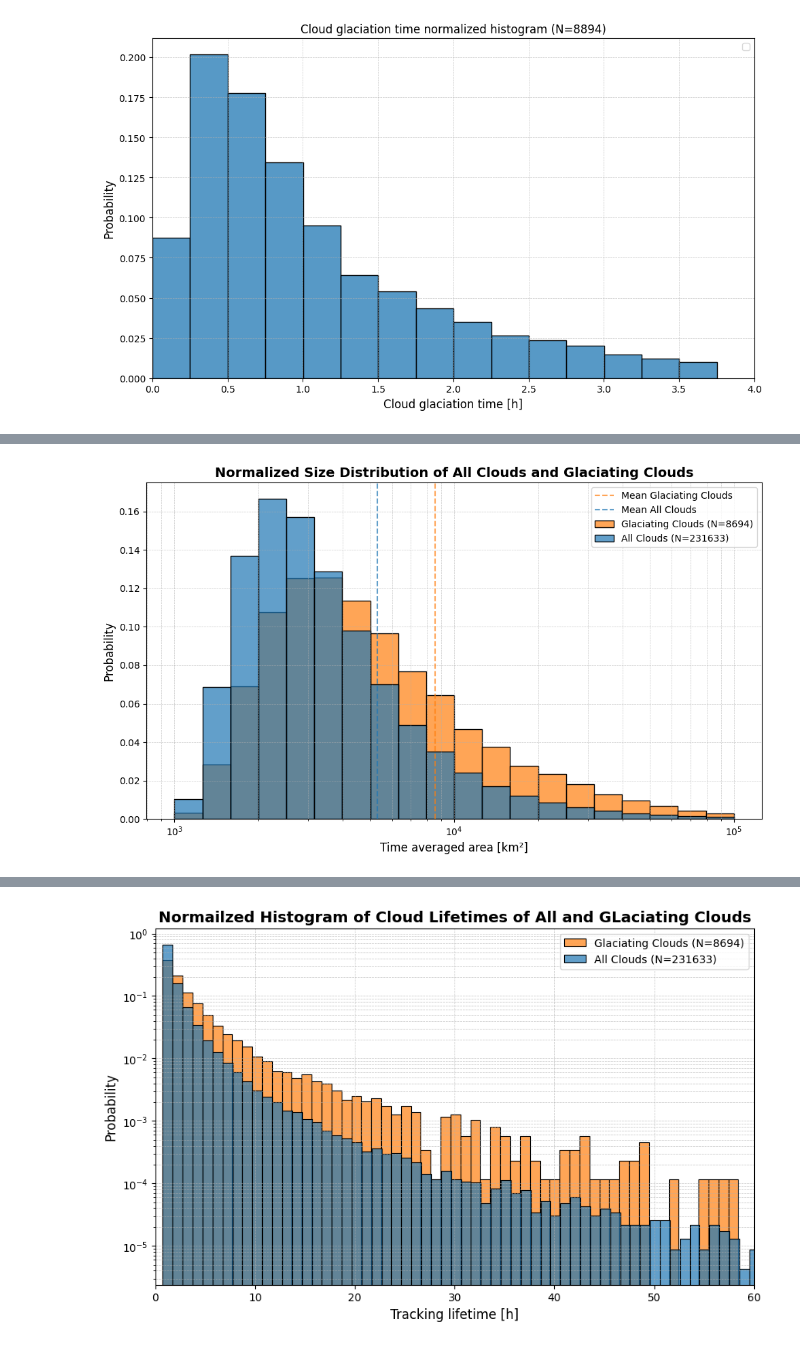
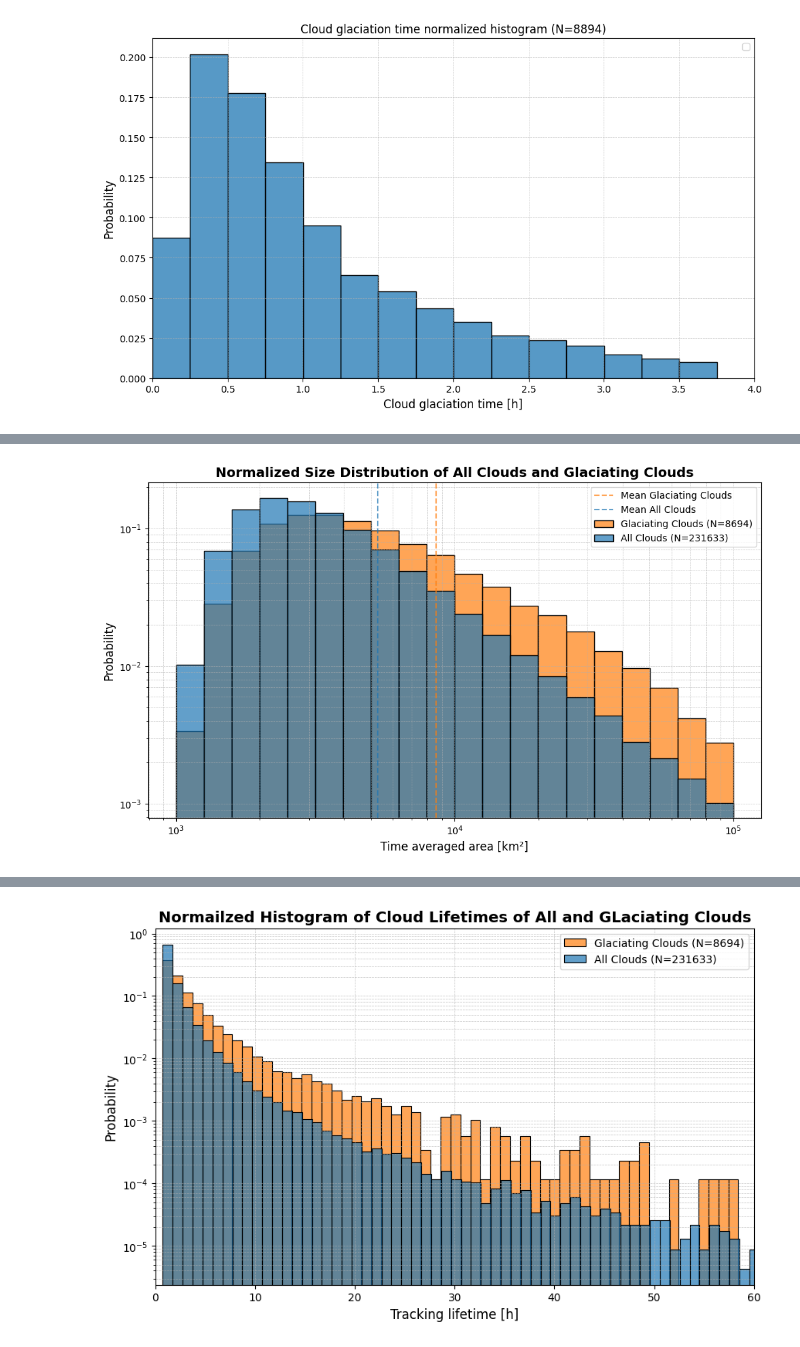
Before and after one commit to DragomirNikolov/Glaciation_time_estimatior, a Jupyter notebook: Result_analysis/Glaciation_statistics.ipynb, the cells around one changed output, grey strips where cells are left out. Saved outputs shown, nothing was run; the diff lists cells and outputs as text; code cells hidden in the pictures.

```diff
--- a/Result_analysis/Glaciation_statistics.ipynb
+++ b/Result_analysis/Glaciation_statistics.ipynb
@@ -22,0 +21,3 @@ folder_name = f"{config['start_time'].strftime(config['time_folder_format'])}_{c
+# %%
+global global_rmse
+global_rmse = config["Global_sqrt_mse"]
@@ -22,0 +240,2 @@ folder_name = f"{config['start_time'].strftime(config['time_folder_format'])}_{c
+# %%
+combined_cloud_df = get_combined_cloud_df(config)
@@ -22,0 +249,3 @@ folder_name = f"{config['start_time'].strftime(config['time_folder_format'])}_{c
+# %%
+#combined_cloud_df = get_combined_cloud_df(config)
+result_df = extract_glaciation_events(combined_cloud_df)
@@ -22,0 +256,2 @@ folder_name = f"{config['start_time'].strftime(config['time_folder_format'])}_{c
+# %%
+glaciations_df = gen_glac_df(result_df, combined_cloud_df)
@@ -337,8 +351,8 @@ No artists with labels found to put in legend.  Note that artists whose label st
 # %%
-glaciating_clouds = glaciations_df.drop_duplicates(subset="Cloud_ID",keep="first")
-# Assuming `glaciating_clouds` and `combined_df` are preloaded DataFrames
+
+# Assuming `glaciating_clouds` and `combined_cloud_df` are preloaded DataFrames
 mean_glaciating = glaciating_clouds['avg_size[km]'].mean()
-mean_combined = combined_df['avg_size[km]'].mean()
+mean_combined = combined_cloud_df['avg_size[km]'].mean()
 
 f, ax = plt.subplots(figsize=(10, 6))  # Increased figure size for better readability
 
@@ -350,39 +364,43 @@ sns.histplot(
     log_scale=(True, False),
     binrange=(3, 5),
     bins=20,
     color=sns.color_palette()[1],
     stat="probability",
     label=f"Glaciating Clouds (N={len(glaciating_clouds)})",
     alpha=0.7  # Slight transparency for overlap visibility
 )
 
-
 sns.histplot(
-    data=combined_df,
+    data=combined_cloud_df,
     ax=ax,
     x="avg_size[km]",
     log_scale=(True, False),
     binrange=(3, 5),
     bins=20,
     color=sns.color_palette()[0],
     stat="probability",
-    label=f"All Clouds (N={len(combined_df)})",
+    label=f"All Clouds (N={len(combined_cloud_df)})",
     alpha=0.7
 )
 
 # Add vertical lines for means
-ax.axvline(mean_glaciating, linestyle="--",color=sns.color_palette()[1], linewidth=1.5,alpha=0.7, label="Mean Glaciating Clouds")
-ax.axvline(mean_combined,color=sns.color_palette()[0], linestyle="--", linewidth=1.5, alpha=0.7, label="Mean All Clouds")
+ax.axvline(mean_glaciating, linestyle="--", color=sns.color_palette()[1], linewidth=1.5, alpha=0.7, label="Mean Glaciating Clouds")
+ax.axvline(mean_combined, color=sns.color_palette()[0], linestyle="--", linewidth=1.5, alpha=0.7, label="Mean All Clouds")
+
+# Set logarithmic y-axis
+ax.set_yscale("log")
 
 # Beautify the plot
 ax.set_title("Normalized Size Distribution of All Clouds and Glaciating Clouds", fontsize=14, weight="bold")
 ax.set_xlabel("Time averaged area [km²]", fontsize=12)
 ax.set_ylabel("Probability", fontsize=12)
 ax.legend(fontsize=10)
 ax.grid(True, which="both", linestyle="--", linewidth=0.5, alpha=0.7)
 plt.tight_layout()
-filename="/cluster/work/climate/dnikolo/n2o/Glaciation_time_estimator/Result_graphs/Size_hist_all_vs_glac_normalized"
-plt.savefig(filename+".pdf",dpi=400)
-plt.savefig(filename+".png",dpi=400)
+
+# Save the figure
+filename = "/cluster/work/climate/dnikolo/n2o/Glaciation_time_estimator/Result_graphs/Size_hist_all_vs_glac_normalized"
+plt.savefig(filename + ".pdf", dpi=400)
+plt.savefig(filename + ".png", dpi=400)
 # %% [output]
-[figure, old version]
+[figure, new version]
```
Also changed, not shown: parts of 48 cells of this notebook, 9 other files.
